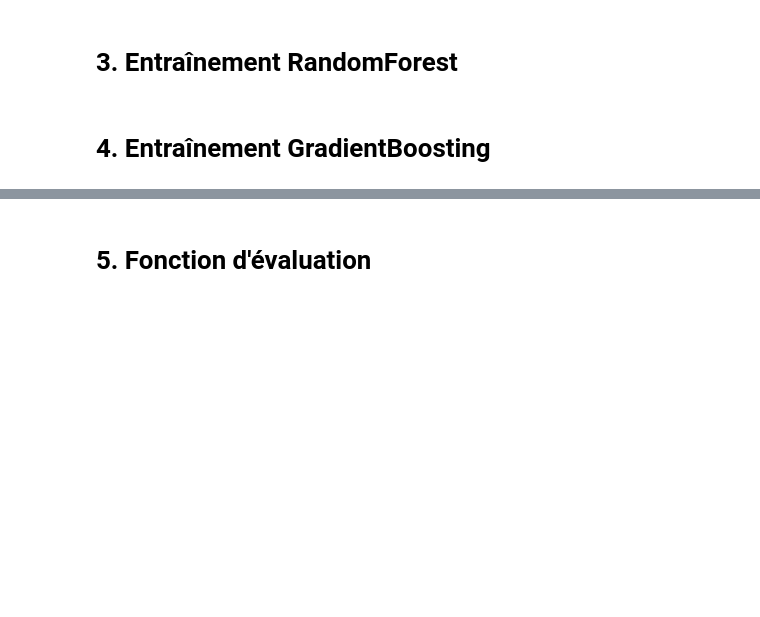
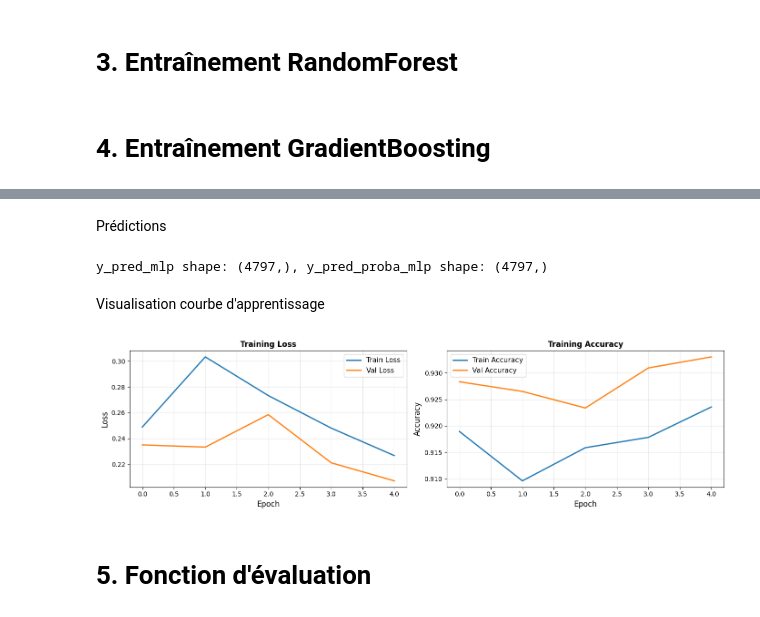
Before and after one commit to tristanretali/projet-data-science, a Jupyter notebook: notebooks/modeling.ipynb, the cells around one changed output, grey strips where cells are left out. Saved outputs shown, nothing was run; the diff lists cells and outputs as text; code cells hidden in the pictures; blank space fills up the shorter version.

```diff
--- a/notebooks/modeling.ipynb
+++ b/notebooks/modeling.ipynb
@@ -69,0 +79,9 @@ y_pred_proba_gb = gb.predict_proba(X_test)[:, 1]
+# %%
+class_weights = compute_class_weight(
+    'balanced',
+    classes=np.unique(y_train),
+    y=y_train
+)
+class_weight_dict = dict(enumerate(class_weights))
+
+print(f"Class weights: {class_weight_dict}")
@@ -70,3 +151,39 @@ y_pred_proba_gb = gb.predict_proba(X_test)[:, 1]
+# %% [markdown]
+Prédictions
+# %%
+y_pred_proba_mlp = mlp.predict(X_test, verbose=0).flatten()
+y_pred_mlp = (y_pred_proba_mlp >= 0.5).astype(int)
+
+print(f"\ny_pred_mlp shape: {y_pred_mlp.shape}, y_pred_proba_mlp shape: {y_pred_proba_mlp.shape}")
+# %% [output]
+y_pred_mlp shape: (4797,), y_pred_proba_mlp shape: (4797,)
+# %% [markdown]
+Visualisation courbe d'apprentissage
+# %%
+fig, axes = plt.subplots(1, 2, figsize=(14, 4))
+
+# Loss
+axes[0].plot(history.history['loss'], label='Train Loss', linewidth=2)
+axes[0].plot(history.history['val_loss'], label='Val Loss', linewidth=2)
+axes[0].set_xlabel('Epoch', fontsize=12)
+axes[0].set_ylabel('Loss', fontsize=12)
+axes[0].set_title('Training Loss', fontsize=12, fontweight='bold')
+axes[0].legend(fontsize=11)
+axes[0].grid(True, alpha=0.3)
+
+# Accuracy
+axes[1].plot(history.history['accuracy'], label='Train Accuracy', linewidth=2)
+axes[1].plot(history.history['val_accuracy'], label='Val Accuracy', linewidth=2)
+axes[1].set_xlabel('Epoch', fontsize=12)
+axes[1].set_ylabel('Accuracy', fontsize=12)
+axes[1].set_title('Training Accuracy', fontsize=12, fontweight='bold')
+axes[1].legend(fontsize=11)
+axes[1].grid(True, alpha=0.3)
+
+plt.tight_layout()
+plt.show()
+# %% [output]
+[figure, added]
 # %% [markdown]
 # 5. Fonction d'évaluation
 # %%
```
Also changed, not shown: parts of 15 cells of this notebook.
